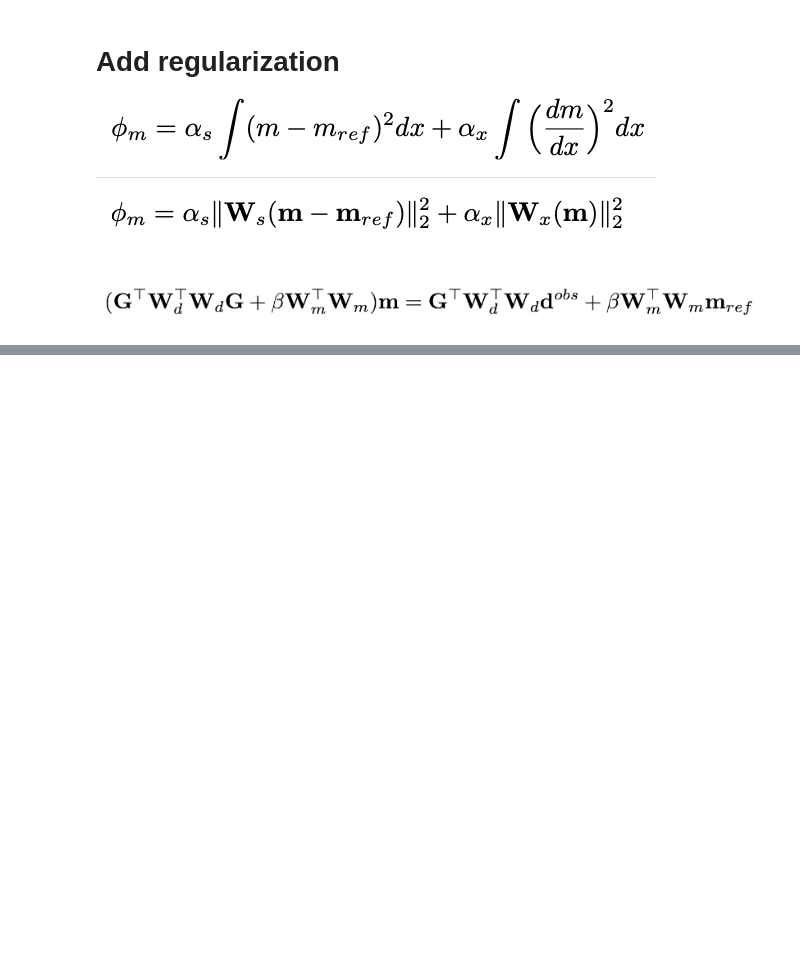
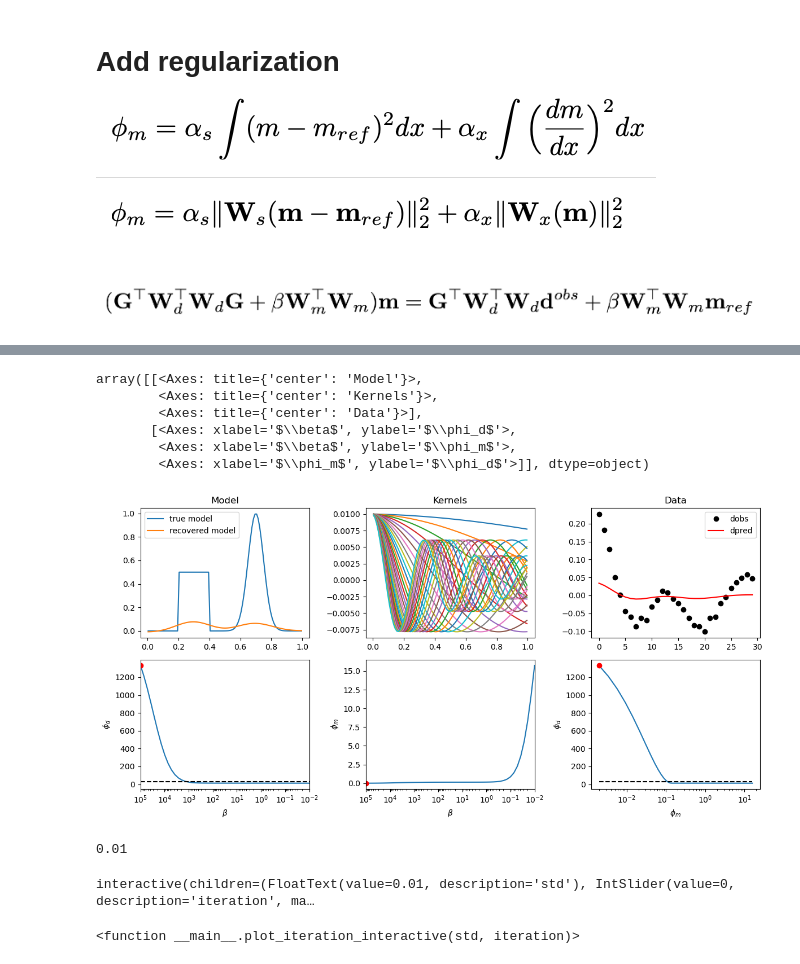
Before and after one commit to lheagy/eosc-454, a Jupyter notebook: lectures/linear-problem.ipynb, the cells around one changed output, grey strips where cells are left out. Drawn from its saved outputs; the diff is of its cells as text; code cells hidden in the pictures; blank space fills up the shorter version.

```diff
--- a/lectures/linear-problem.ipynb
+++ b/lectures/linear-problem.ipynb
@@ -293,0 +332,48 @@ ax[2].plot(phims, phids)
+# %%
+def plot_iteration(
+    x_nodes, true_model, dobs, G, std,
+    iteration=0,
+    beta_min=-2, beta_max=5, n_beta=50,
+    ax=None
+): # alpha_s, alpha_x
+
+    betas, M_recovered, D_pred, phids, phims = run_inversions(
+        x_nodes, dobs, G, std,
+        beta_min=beta_min, beta_max=beta_max, n_beta=n_beta
+    )
+
+    # create a plot with 2 rows
+    if ax is None:
+        fig, ax = plt.subplots(2, 3, figsize=(12, 6))
+
+    # top plots - model, data
+    m_recovered = M_recovered[:, iteration]
+    dpred = D_pred[:, iteration]
+    x_centers = x_nodes[0:-1] + np.diff(x_nodes)/2
+    plot_recovered_model(
+        x_centers, true_model, m_recovered, G, dobs, dpred,
+        ax=ax[0, :]
+    )
+
+    # bottom plots - tikhonov curves
+    n_kernels = G.shape[0]
+    plot_tikhonov_curves(
+        betas, phids, phims, n_kernels=n_kernels, iteration=iteration,
+        ax=ax[1, :]
+    )
+
+    return ax
+# %%
+plot_iteration(
+    x_nodes, model, dobs, G, std,
+    iteration=0,
+    # beta_min=-2, beta_max=5, n_beta=50,
+)
+# %% [output]
+array([[<Axes: title={'center': 'Model'}>,
+        <Axes: title={'center': 'Kernels'}>,
+        <Axes: title={'center': 'Data'}>],
+       [<Axes: xlabel='$\\beta$', ylabel='$\\phi_d$'>,
+        <Axes: xlabel='$\\beta$', ylabel='$\\phi_m$'>,
+        <Axes: xlabel='$\\phi_m$', ylabel='$\\phi_d$'>]], dtype=object)
+[figure, added]
@@ -293,0 +392,13 @@ ax[2].plot(phims, phids)
+# %%
+noise_level
+# %% [output]
+0.01
+# %%
+ipywidgets.interact(
+    plot_iteration_interactive,
+    std=ipywidgets.FloatText(value=noise_level),
+    iteration=ipywidgets.IntSlider(min=0, max=n_beta-1, value=0)
+)
+# %% [output]
+interactive(children=(FloatText(value=0.01, description='std'), IntSlider(value=0, description='iteration', ma…
+<function __main__.plot_iteration_interactive(std, iteration)>
```
Also changed, not shown: parts of 12 cells of this notebook.
